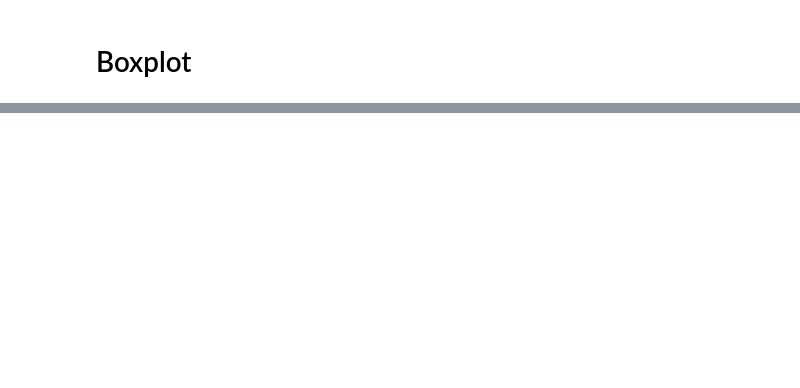
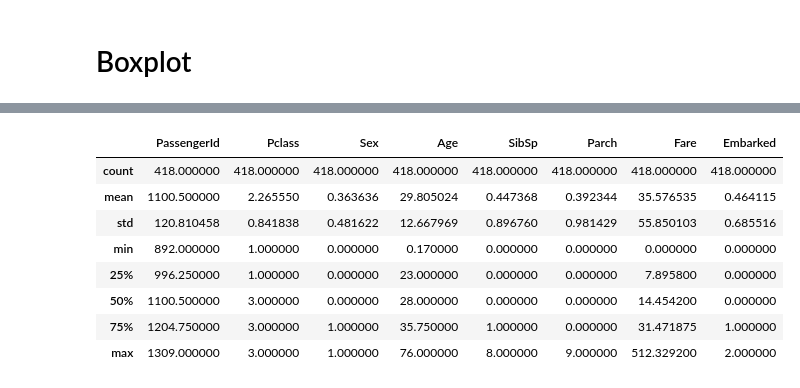
Before and after one commit to PRkudupu/Titanic-ML-Disaster, a Jupyter notebook: Survival.ipynb, the cells around one changed output, grey strips where cells are left out. Cells and saved outputs as stored; diff of their text form; code cells hidden in the pictures; blank space fills up the shorter version.

```diff
--- a/Survival.ipynb
+++ b/Survival.ipynb
@@ -567,3 +601,26 @@ Text(0.5,1,'Classification Accuracy using All Features')
+# %%
+titanic_test = pd.read_csv('test.csv')
+titanic_test["Age"] = titanic_test["Age"].fillna(titanic_df["Age"].median())
+titanic_test["Fare"] = titanic_test["Fare"].fillna(titanic_test["Fare"].median())
+titanic_test.loc[titanic_test["Sex"] == "male", "Sex"] = 0
+titanic_test.loc[titanic_test["Sex"] == "female", "Sex"] = 1
+titanic_test["Embarked"] = titanic_test["Embarked"].fillna("S")
+
+titanic_test.loc[titanic_test["Embarked"] == "S", "Embarked"] = 0
+titanic_test.loc[titanic_test["Embarked"] == "C", "Embarked"] = 1
+titanic_test.loc[titanic_test["Embarked"] == "Q", "Embarked"] = 2
+
+titanic_test.describe()
+# %% [output]
+|  | PassengerId | Pclass | Sex | Age | SibSp | Parch | Fare | Embarked |
+| count | 418.000000 | 418.000000 | 418.000000 | 418.000000 | 418.000000 | 418.000000 | 418.000000 | 418.000000 |
+| mean | 1100.500000 | 2.265550 | 0.363636 | 29.805024 | 0.447368 | 0.392344 | 35.576535 | 0.464115 |
+| std | 120.810458 | 0.841838 | 0.481622 | 12.667969 | 0.896760 | 0.981429 | 55.850103 | 0.685516 |
+| min | 892.000000 | 1.000000 | 0.000000 | 0.170000 | 0.000000 | 0.000000 | 0.000000 | 0.000000 |
+| 25% | 996.250000 | 1.000000 | 0.000000 | 23.000000 | 0.000000 | 0.000000 | 7.895800 | 0.000000 |
+| 50% | 1100.500000 | 3.000000 | 0.000000 | 28.000000 | 0.000000 | 0.000000 | 14.454200 | 0.000000 |
+| 75% | 1204.750000 | 3.000000 | 1.000000 | 35.750000 | 1.000000 | 0.000000 | 31.471875 | 1.000000 |
+| max | 1309.000000 | 3.000000 | 1.000000 | 76.000000 | 8.000000 | 9.000000 | 512.329200 | 2.000000 |
 # %%
 # Random Forest Confusion Matrix
 from sklearn.metrics import confusion_matrix
```
Also changed, not shown: parts of 25 cells of this notebook, 3 other files.
